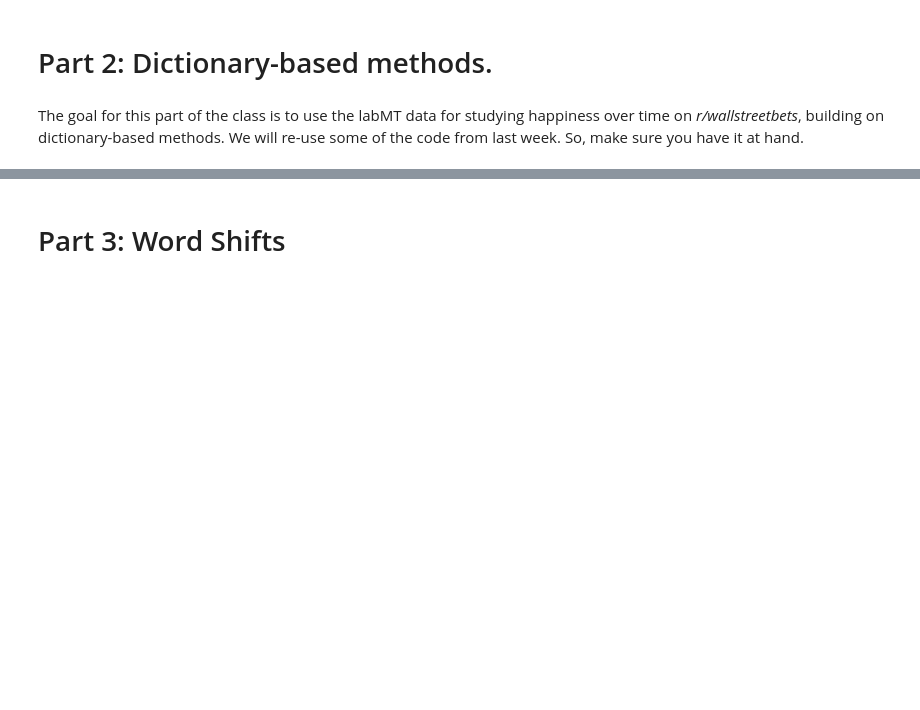
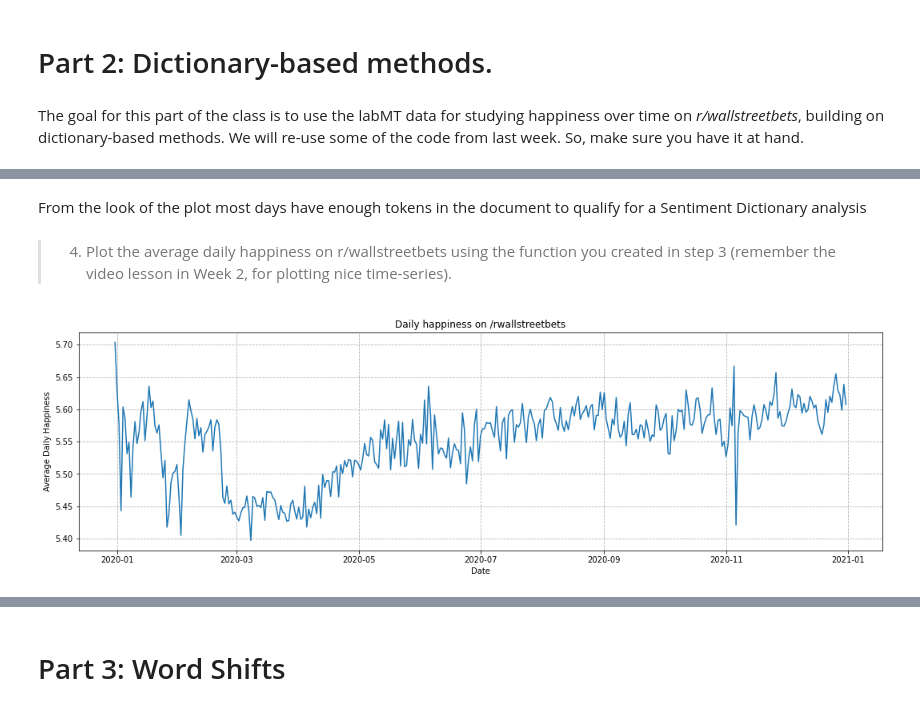
Before and after one commit to wdmdev/comsocsci2021, a Jupyter notebook: lectures/Week7 answers.ipynb, the cells around one changed output, grey strips where cells are left out. Saved outputs shown, nothing was run; the diff lists cells and outputs as text; code cells hidden in the pictures; blank space fills up the shorter version.

```diff
--- a/lectures/Week7 answers.ipynb
+++ b/lectures/Week7 answers.ipynb
@@ -188,8 +189,7 @@ import nltk
 
 word_happiness_score = dict(zip(hedonometer['Word'].apply(lambda w: w.lower()), hedonometer['Happiness Score']))
 
-def happiness_score(doc):
-    tokens = nltk.tokenize.word_tokenize(doc)
+def happiness_score(tokens):
     return sum([word_happiness_score[t] for t in tokens if t.lower() in word_happiness_score])
 # %% [markdown]
 # Part 2:  Dictionary-based methods.
@@ -209,0 +269,21 @@ The goal for this part of the class is to use the labMT data for studying happin
+# %% [markdown]
+From the look of the plot most days have enough tokens in the document to qualify for a Sentiment Dictionary analysis
+# %% [markdown]
+>    4. Plot the average daily happiness on r/wallstreetbets using the function you created in step 3 (remember the video lesson in Week 2, for plotting nice time-series).
+# %%
+import matplotlib.pyplot as plt
+
+def numof_happiness_words(doc):
+    return len([t for t in doc if t.lower() in word_happiness_score])
+
+average_daily_happiness = docs_per_day.apply(lambda doc: happiness_score(doc)/numof_happiness_words(doc))
+
+fig, ax = plt.subplots(figsize=(18,5))
+ax.set_title('Daily happiness on /rwallstreetbets')
+ax.set_xlabel('Date')
+ax.set_ylabel('Average Daily Happiness')
+ax.grid(linestyle='--')
+ax.plot(average_daily_happiness)
+plt.show()
+# %% [output]
+[figure, added]
```
Also changed, not shown: parts of 68 cells of this notebook, 14 other files.
